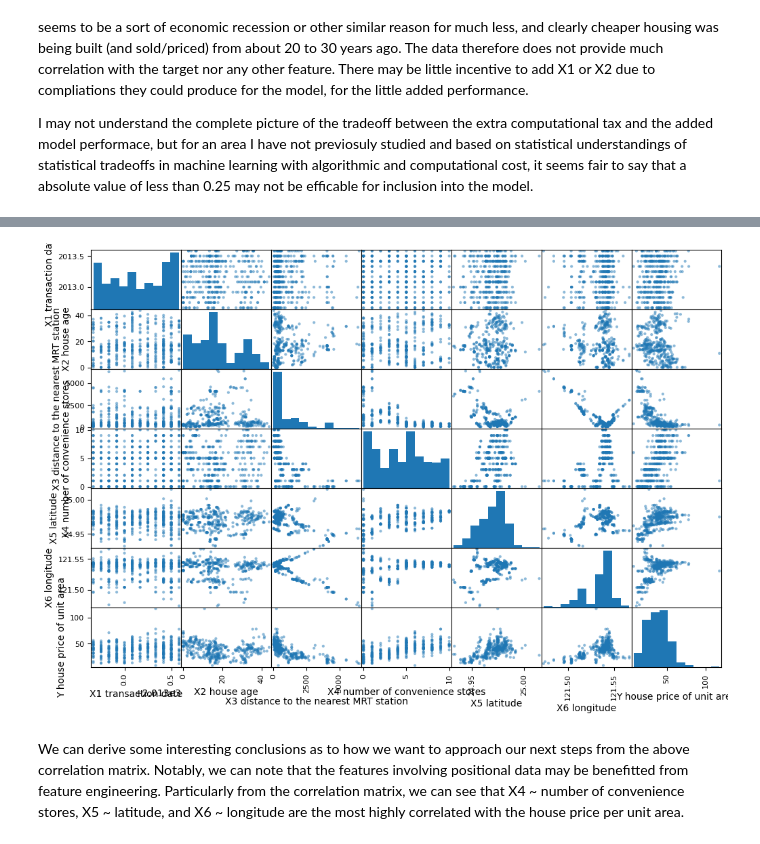
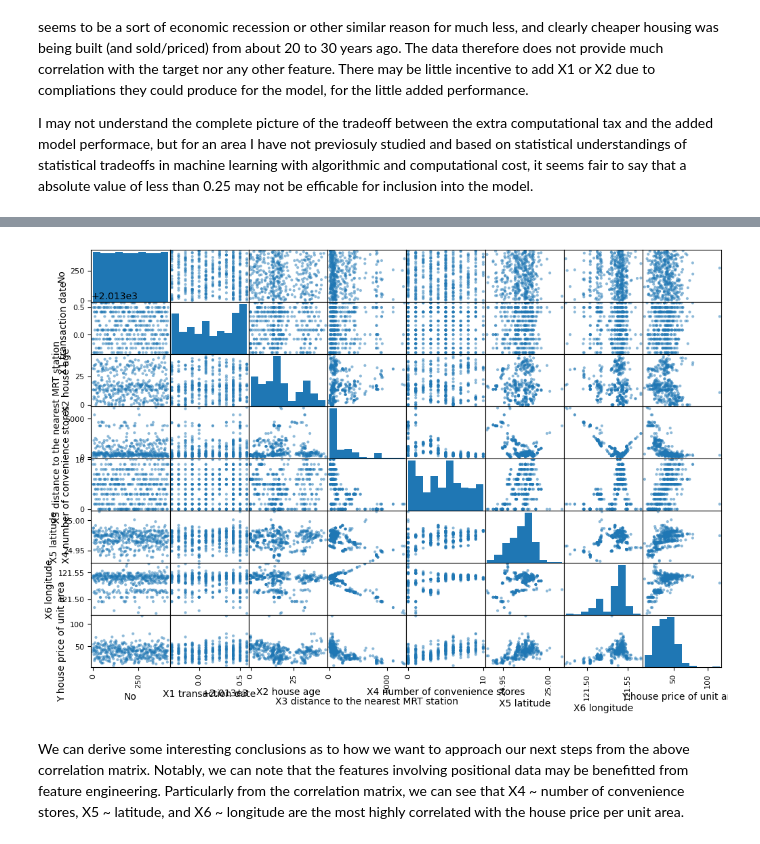
Before and after one commit to matthewpkearney/cs559_spring24_hw1, a Jupyter notebook: Homework1_mkearney.ipynb, the cells around one changed output, grey strips where cells are left out. Drawn from its saved outputs; the diff is of its cells as text; code cells hidden in the pictures.

```diff
--- a/Homework1_mkearney.ipynb
+++ b/Homework1_mkearney.ipynb
@@ -184,17 +208,10 @@ I may not understand the complete picture of the tradeoff between the extra comp
 # %%
 from pandas.plotting import scatter_matrix
 
-features = ['X1 transaction date',
-                  'X2 house age',
-                  'X3 distance to the nearest MRT station',
-                  'X4 number of convenience stores',
-                  'X5 latitude',
-                  'X6 longitude',
-                  'Y house price of unit area']
-scatter_matrix(DF[features], figsize=(12,8))
+scatter_matrix(DF[DF.columns.tolist()], figsize=(12,8))
 plt.show()
 # %% [output]
-[figure, old version]
+[figure, new version]
 # %% [markdown]
 We can derive some interesting conclusions as to how we want to approach our next steps from the above correlation matrix. Notably, we can note that the features involving positional data may be benefitted from feature engineering. Particularly from the correlation matrix, we can see that X4 ~ number of convenience stores, X5 ~ latitude, and X6 ~ longitude are the most highly correlated with the house price per unit area.
 # %% [markdown]
```
Also changed, not shown: parts of 35 cells of this notebook, 1 other file.
